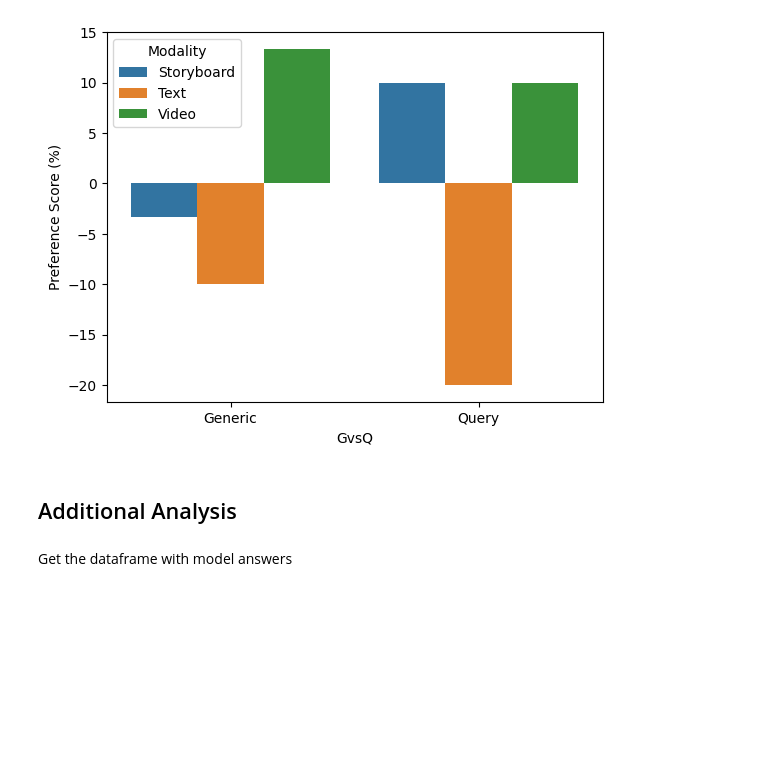
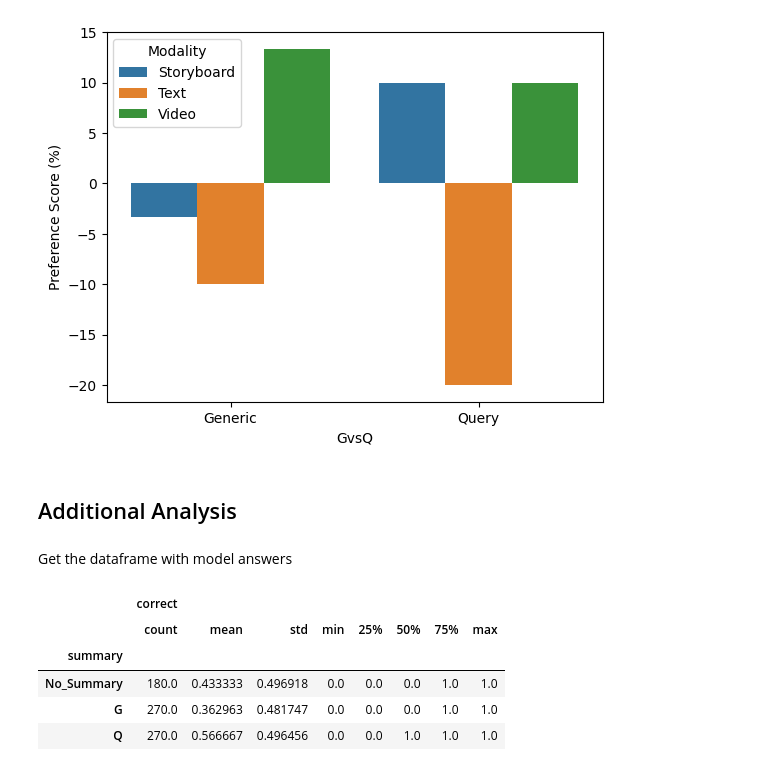
Before and after one commit to kavindie/what-did-the-robot-do-in-my-absence, a Jupyter notebook: analysis.ipynb, the cells around one changed output. Saved outputs shown, nothing was run; the diff lists cells and outputs as text; code cells hidden in the pictures; blank space fills up the shorter version.

```diff
--- a/analysis.ipynb
+++ b/analysis.ipynb
@@ -421,4 +421,14 @@ preference_scores = (contingency_table_most - contingency_table_least ) / total_
 ## Additional Analysis
 # %% [markdown]
 Get the dataframe with model answers
+# %%
+df[['summary', 'object_or_event','correct']].groupby(['summary','object_or_event'], observed=False).describe()
+df[['summary', 'correct']].groupby(['summary'], observed=False).describe()
+# %% [output]
+|  | correct |  |  |  |  |  |  |  |
+|  | count | mean | std | min | 25% | 50% | 75% | max |
+| summary |  |  |  |  |  |  |  |  |
+| No_Summary | 180.0 | 0.433333 | 0.496918 | 0.0 | 0.0 | 0.0 | 1.0 | 1.0 |
+| G | 270.0 | 0.362963 | 0.481747 | 0.0 | 0.0 | 0.0 | 1.0 | 1.0 |
+| Q | 270.0 | 0.566667 | 0.496456 | 0.0 | 0.0 | 1.0 | 1.0 | 1.0 |
 # %%
```
Also changed, not shown: parts of 4 cells of this notebook, 1 other file.
